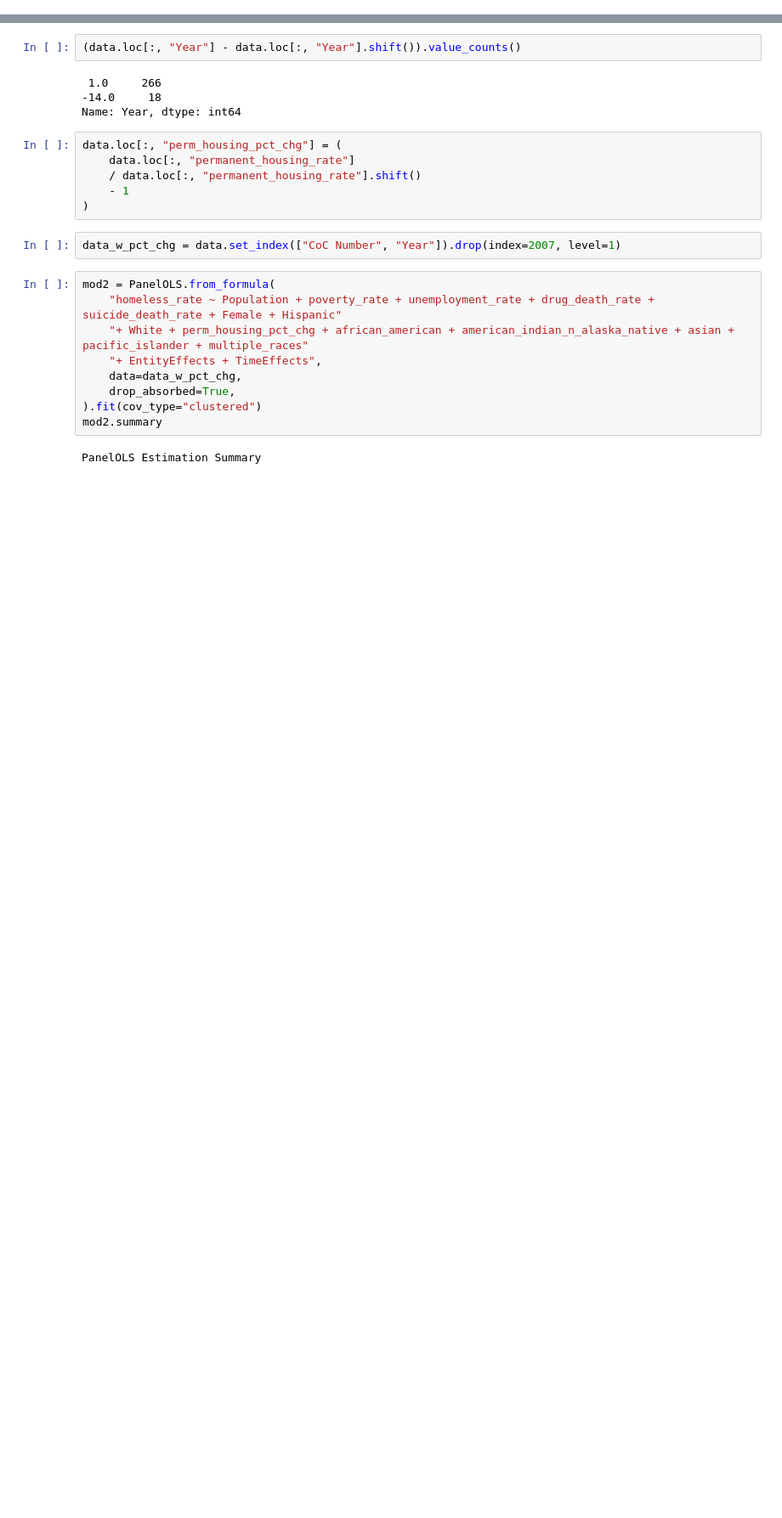
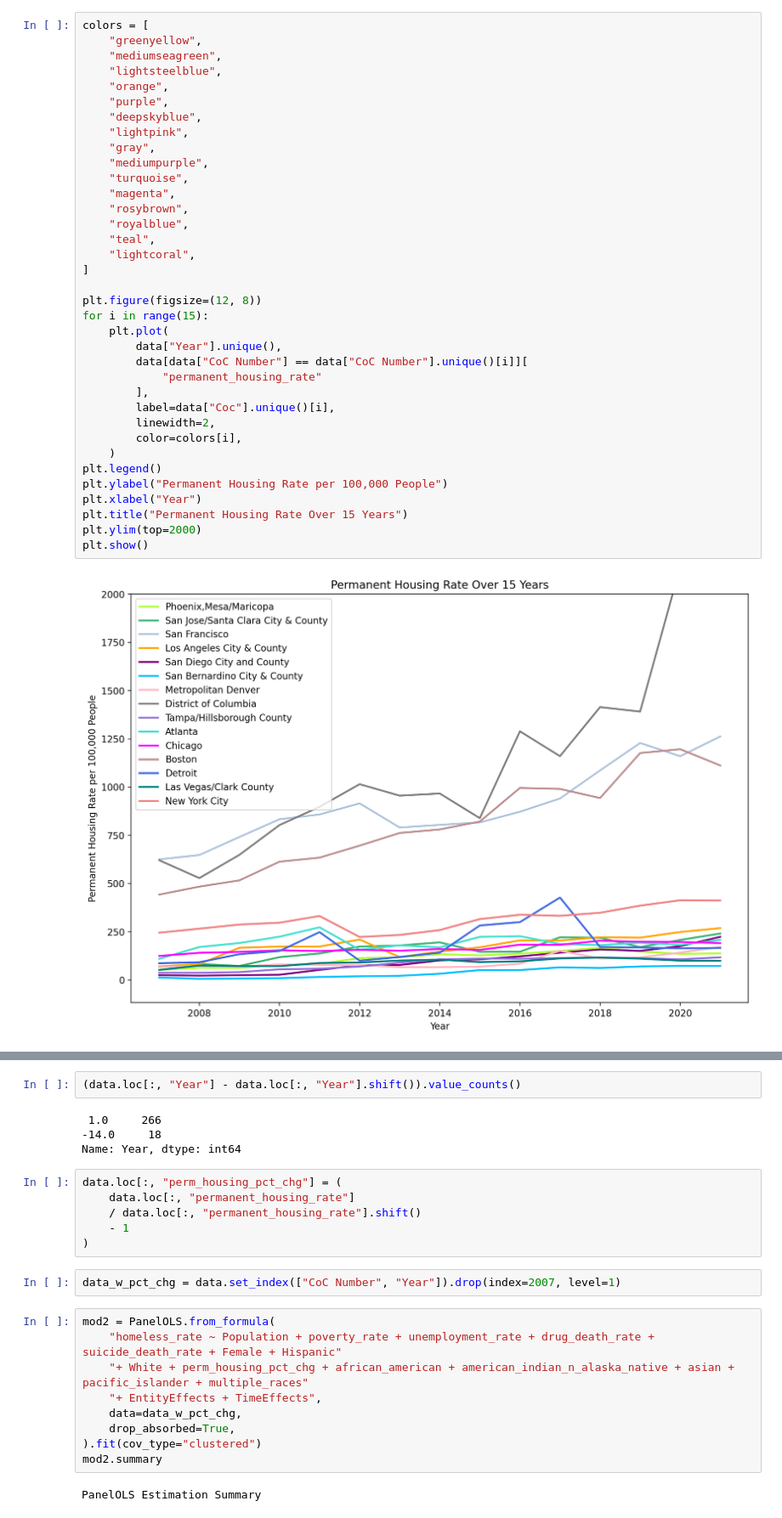
Before and after one commit to heath3rq/Python_Homelessness-Causal-Inference-Analysis, a Jupyter notebook: 20_intermediate_files/modeling.ipynb, the cells around one changed output, grey strips where cells are left out. Shown at 85% size. Saved outputs shown, nothing was run; the diff lists cells and outputs as text; blank space fills up the shorter version.

Commit message:
add permanent housing graph

```diff
--- a/20_intermediate_files/modeling.ipynb
+++ b/20_intermediate_files/modeling.ipynb
@@ -32,3 +70,41 @@ data.head()
+# %%
+colors = [
+    "greenyellow",
+    "mediumseagreen",
+    "lightsteelblue",
+    "orange",
+    "purple",
+    "deepskyblue",
+    "lightpink",
+    "gray",
+    "mediumpurple",
+    "turquoise",
+    "magenta",
+    "rosybrown",
+    "royalblue",
+    "teal",
+    "lightcoral",
+]
+
+plt.figure(figsize=(12, 8))
+for i in range(15):
+    plt.plot(
+        data["Year"].unique(),
+        data[data["CoC Number"] == data["CoC Number"].unique()[i]][
+            "permanent_housing_rate"
+        ],
+        label=data["Coc"].unique()[i],
+        linewidth=2,
+        color=colors[i],
+    )
+plt.legend()
+plt.ylabel("Permanent Housing Rate per 100,000 People")
+plt.xlabel("Year")
+plt.title("Permanent Housing Rate Over 15 Years")
+plt.ylim(top=2000)
+plt.show()
+# %% [output]
+[figure, added]
 # %%
 mod = PanelOLS.from_formula(
     "homeless_rate ~ permanent_housing_rate + Population + poverty_rate + unemployment_rate + drug_death_rate + suicide_death_rate"
```
Also changed, not shown: parts of 6 cells of this notebook.
